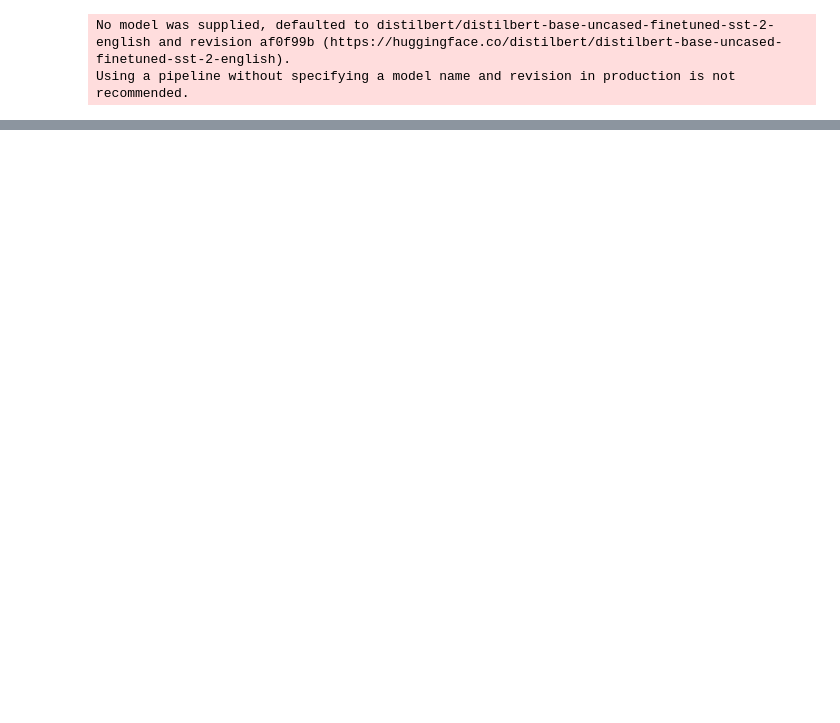
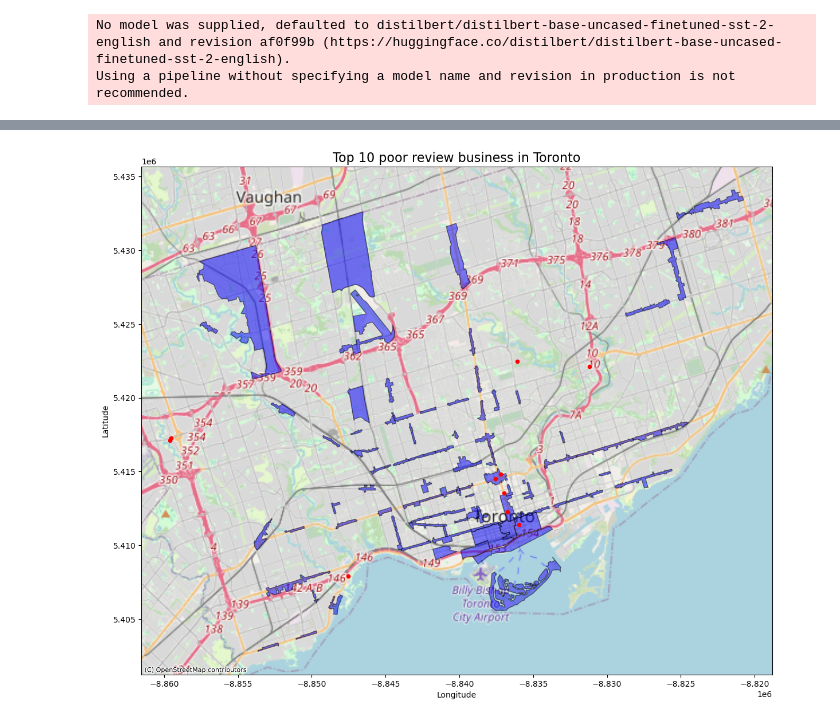
Before and after one commit to labeebklatif-school/case-studies-grp-2, a Jupyter notebook: main.ipynb, the cells around one changed output, grey strips where cells are left out. Saved outputs shown, nothing was run; the diff lists cells and outputs as text; code cells hidden in the pictures; blank space fills up the shorter version.

```diff
--- a/main.ipynb
+++ b/main.ipynb
@@ -242,0 +246,5 @@ toronto_business_reviews.head(10)
+# %%
+# Get the top 10 poor review businesses
+toronto_poor_review_business = toronto_business_reviews[toronto_business_reviews['stars'] == 1]
+toronto_poor_review_business = toronto_poor_review_business.sort_values(by=["review_count"], ascending=[False]).head(10)
+toronto_poor_review_business
@@ -427,0 +508,26 @@ topic_model.topics_df.groupby(['topic', 'topic_keywords']).agg({'sentiment': 'me
+# %%
+# Load the BIA polygon file
+bia_data = gpd.read_file("Business Improvement Areas Data.geojson")
+
+# Ensure the dataset is in a Web Mercator projection (EPSG:3857) for compatibility with basemaps
+bia_data = bia_data.to_crs(epsg=3857)
+
+# Plot the BIAs
+fig, ax = plt.subplots(figsize=(12, 10))
+bia_data.plot(ax=ax, color="blue", edgecolor="black", alpha=0.5)
+
+poor_business_gdf.plot(ax=ax, color="red", markersize=20, label="Businesses")
+
+
+# Add a basemap (OpenStreetMap)
+ctx.add_basemap(ax, source=ctx.providers.OpenStreetMap.Mapnik)
+
+# Customize plot
+plt.title("Top 10 poor review business in Toronto", fontsize=16)
+plt.xlabel("Longitude")
+plt.ylabel("Latitude")
+plt.tight_layout()
+
+plt.show()
+# %% [output]
+[figure, added]
```
Also changed, not shown: parts of 19 cells of this notebook.
